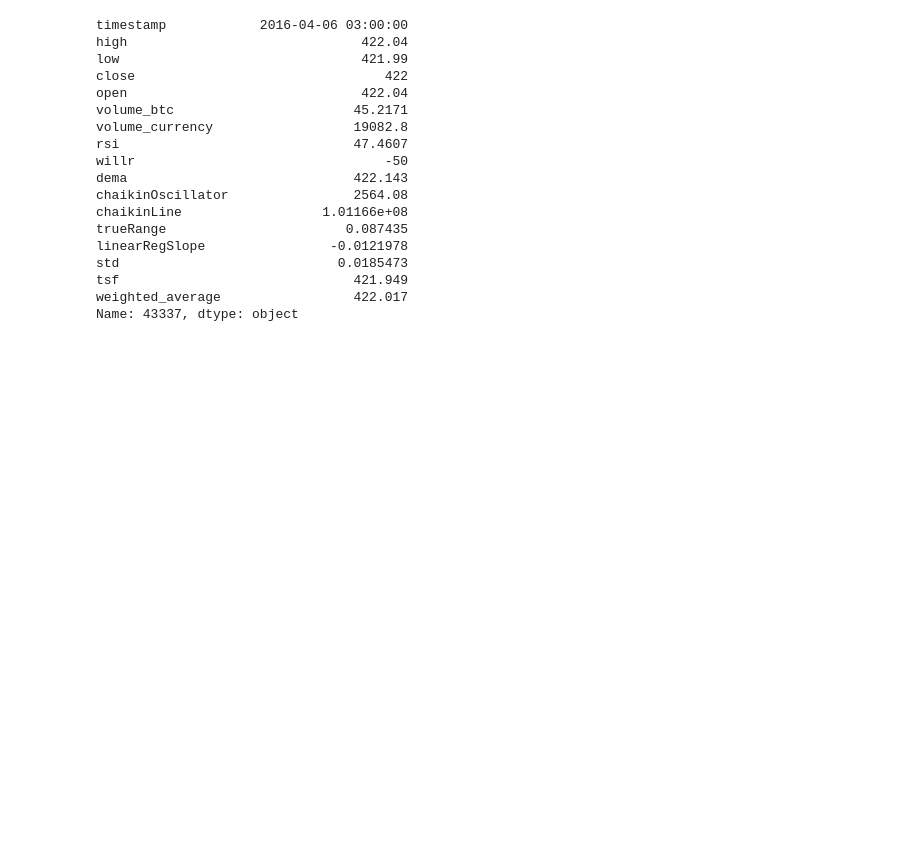
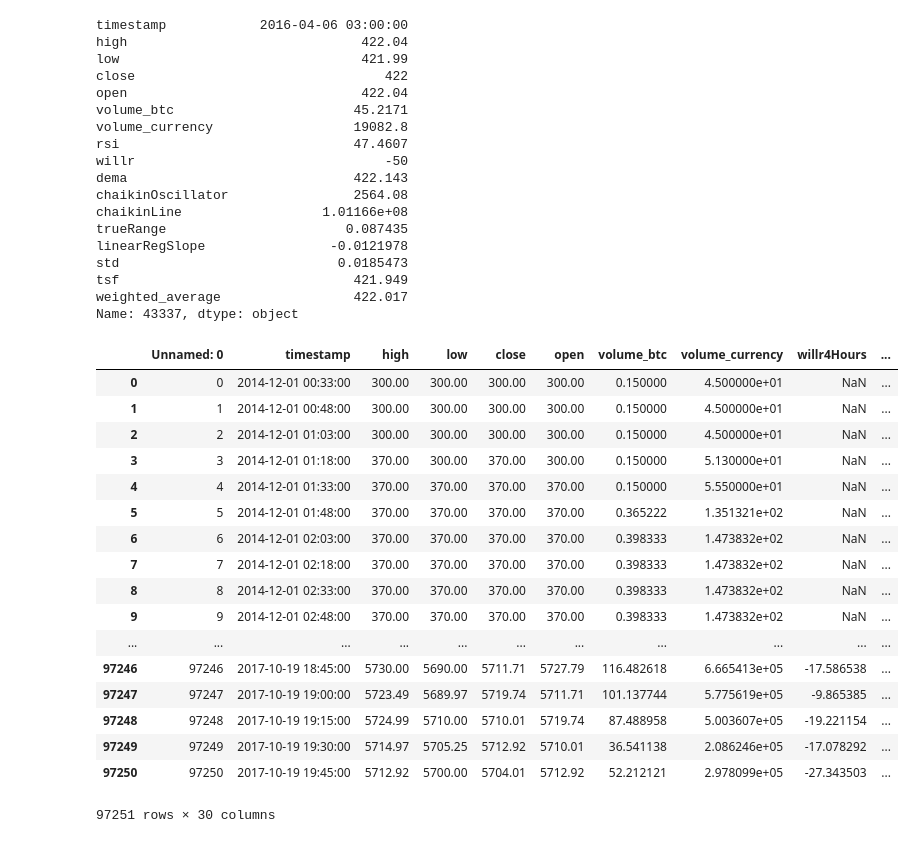
Before and after one commit to kushagrasharma/crypto_trader, a Jupyter notebook: Untitled.ipynb, the cells around one changed output. Saved outputs shown, nothing was run; the diff lists cells and outputs as text; code cells hidden in the pictures; blank space fills up the shorter version.

```diff
--- a/Untitled.ipynb
+++ b/Untitled.ipynb
@@ -256,0 +232,58 @@ def init_state(data):
+# %%
+df = pd.read_csv("15min_data.csv")
+# %%
+def init_state(features):
+    # William's %R - this is normalized
+    features["willr4Hours"] = WILLR(features, timeperiod=16)
+    features["willr4Days"] = WILLR(features, timeperiod=384)
+    features["willrWeek"] = WILLR(features, timeperiod=672)
+    features["tema4Hours"] = TEMA(features, timeperiod=16)
+    features["tema4Days"] = TEMA(features, timeperiod=384)
+    features["temaWeek"] = TEMA(features, timeperiod=672)
+    features["dema4Hours"] = DEMA(features, timeperiod=16)
+    features["dema4Days"] = DEMA(features, timeperiod=384)
+    features["demaWeek"] = DEMA(features, timeperiod=672)
+    # Normalized Average True Range
+    features["trueRange4Hours"] = NATR(features, timeperiod=16)
+    features["trueRange4Days"] = NATR(features, timeperiod=384)
+    features["trueRangeWeek"] = NATR(features, timeperiod=672)
+    # Linear Regression Slope
+    features["linearRegSlope4Hours"] = LINEARREG_SLOPE(features, timeperiod=14)
+    features["linearRegSlope4Days"] = LINEARREG_SLOPE(features, timeperiod=384)
+    features["linearRegSlopeWeek"] = LINEARREG_SLOPE(features, timeperiod=672)
+    # Standard Deviation
+    features["std4Hours"] = STDDEV(features, timeperiod=16, nbdev=1)
+    # Time Series Forcast
+    features["tsf4Hours"] = TSF(features, timeperiod=16)
+    features["tsf4Days"] = TSF(features, timeperiod=384)
+    features["tsfWeek"] = TSF(features, timeperiod=672)
+    # Relative Strength Index
+    features["rsi4Hours"] = RSI(features, timeperiod=16)
+    features["rsi4Days"] = RSI(features, timeperiod=384)
+    features["rsiWeek"] = RSI(features, timeperiod=672)
+    features["weighted_price"] = AVGPRICE(features)
+
+    return features
+# %%
+states = init_state(df)
+# %%
+states
+# %% [output]
+|  | Unnamed: 0 | timestamp | high | low | close | open | volume_btc | volume_currency | willr4Hours | ... |
+| 0 | 0 | 2014-12-01 00:33:00 | 300.00 | 300.00 | 300.00 | 300.00 | 0.150000 | 4.500000e+01 | NaN | ... |
+| 1 | 1 | 2014-12-01 00:48:00 | 300.00 | 300.00 | 300.00 | 300.00 | 0.150000 | 4.500000e+01 | NaN | ... |
+| 2 | 2 | 2014-12-01 01:03:00 | 300.00 | 300.00 | 300.00 | 300.00 | 0.150000 | 4.500000e+01 | NaN | ... |
+| 3 | 3 | 2014-12-01 01:18:00 | 370.00 | 300.00 | 370.00 | 300.00 | 0.150000 | 5.130000e+01 | NaN | ... |
+| 4 | 4 | 2014-12-01 01:33:00 | 370.00 | 370.00 | 370.00 | 370.00 | 0.150000 | 5.550000e+01 | NaN | ... |
+| 5 | 5 | 2014-12-01 01:48:00 | 370.00 | 370.00 | 370.00 | 370.00 | 0.365222 | 1.351321e+02 | NaN | ... |
+| 6 | 6 | 2014-12-01 02:03:00 | 370.00 | 370.00 | 370.00 | 370.00 | 0.398333 | 1.473832e+02 | NaN | ... |
+| 7 | 7 | 2014-12-01 02:18:00 | 370.00 | 370.00 | 370.00 | 370.00 | 0.398333 | 1.473832e+02 | NaN | ... |
+| 8 | 8 | 2014-12-01 02:33:00 | 370.00 | 370.00 | 370.00 | 370.00 | 0.398333 | 1.473832e+02 | NaN | ... |
+| 9 | 9 | 2014-12-01 02:48:00 | 370.00 | 370.00 | 370.00 | 370.00 | 0.398333 | 1.473832e+02 | NaN | ... |
+| ... | ... | ... | ... | ... | ... | ... | ... | ... | ... | ... |
+| 97246 | 97246 | 2017-10-19 18:45:00 | 5730.00 | 5690.00 | 5711.71 | 5727.79 | 116.482618 | 6.665413e+05 | -17.586538 | ... |
+| 97247 | 97247 | 2017-10-19 19:00:00 | 5723.49 | 5689.97 | 5719.74 | 5711.71 | 101.137744 | 5.775619e+05 | -9.865385 | ... |
+| 97248 | 97248 | 2017-10-19 19:15:00 | 5724.99 | 5710.00 | 5710.01 | 5719.74 | 87.488958 | 5.003607e+05 | -19.221154 | ... |
+| 97249 | 97249 | 2017-10-19 19:30:00 | 5714.97 | 5705.25 | 5712.92 | 5710.01 | 36.541138 | 2.086246e+05 | -17.078292 | ... |
+| 97250 | 97250 | 2017-10-19 19:45:00 | 5712.92 | 5700.00 | 5704.01 | 5712.92 | 52.212121 | 2.978099e+05 | -27.343503 | ... |
+97251 rows × 30 columns
```
Also changed, not shown: parts of 2 cells of this notebook, 9 other files.
